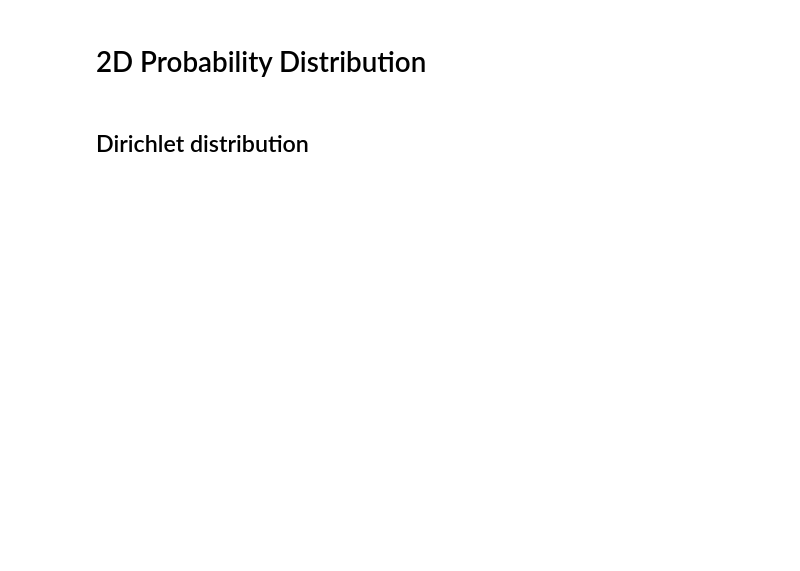
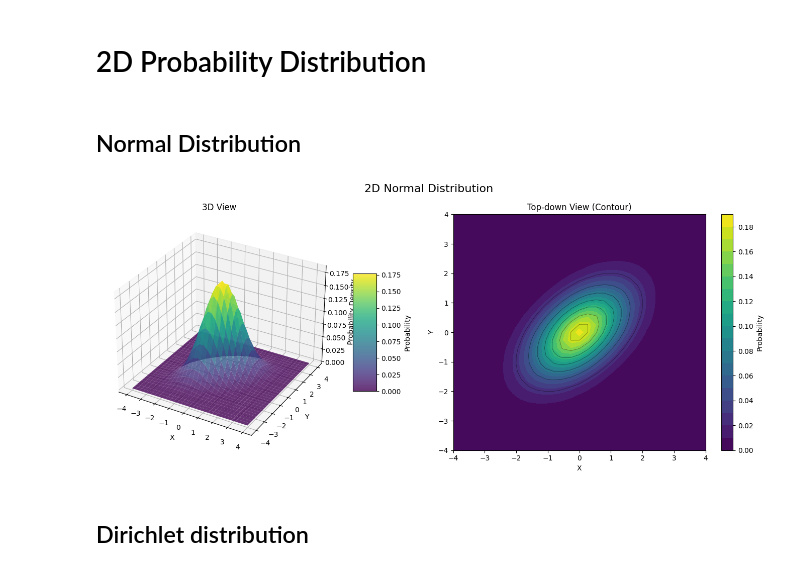
Before and after one commit to KeitaKayano/statistics, a Jupyter notebook: experiments/probability_distribution/two_dim_prob_dist.ipynb, the cells around one changed output. Saved outputs shown, nothing was run; the diff lists cells and outputs as text; code cells hidden in the pictures; blank space fills up the shorter version.

Commit message:
add 2d normal distribution

```diff
--- a/experiments/probability_distribution/two_dim_prob_dist.ipynb
+++ b/experiments/probability_distribution/two_dim_prob_dist.ipynb
@@ -3,3 +10,41 @@
+# %% [markdown]
+## Normal Distribution
+# %%
+def prepare_normal_data(mean: np.ndarray, cov: np.ndarray, num_points: int = 1000):
+    """
+    Prepare data for a 2D normal distribution.
+
+    Args:
+        mean (np.ndarray): Mean vector of the distribution.
+        cov (np.ndarray): Covariance matrix of the distribution.
+        num_points (int): Number of points to generate.
+    Returns:
+        TwoDimensionalDistributionData: Prepared data for plotting.
+    """
+    x = np.linspace(
+        mean[0] - 4 * np.sqrt(cov[0, 0]),
+        mean[0] + 4 * np.sqrt(cov[0, 0]),
+        int(np.sqrt(num_points)),
+    )
+    y = np.linspace(
+        mean[1] - 4 * np.sqrt(cov[1, 1]),
+        mean[1] + 4 * np.sqrt(cov[1, 1]),
+        int(np.sqrt(num_points)),
+    )
+    X, Y = np.meshgrid(x, y)
+    pos = np.dstack((X, Y))
+    rv = stats.multivariate_normal(mean, cov)
+    Z = rv.pdf(pos)
+
+    data = TwoDimensionalDistributionData(X=X, Y=Y, Z=np.array(Z))
+    return data
+# %%
+mu = np.array([0.0, 0.0])
+cov = np.array([[1.0, 0.5], [0.5, 1.0]])
+data = prepare_normal_data(mean=mu, cov=cov)
+render_plot_2d(data, title="2D Normal Distribution")
+# %% [output]
+[figure, added]
 # %% [markdown]
 ## Dirichlet distribution
 # %%
```
Also changed, not shown: parts of 4 cells of this notebook, 1 other file.
